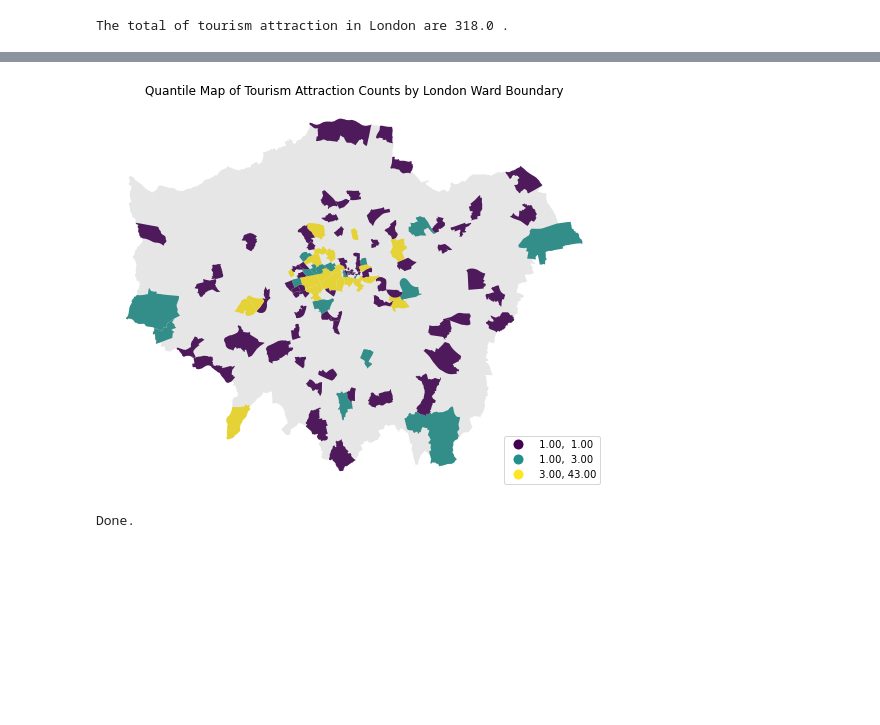
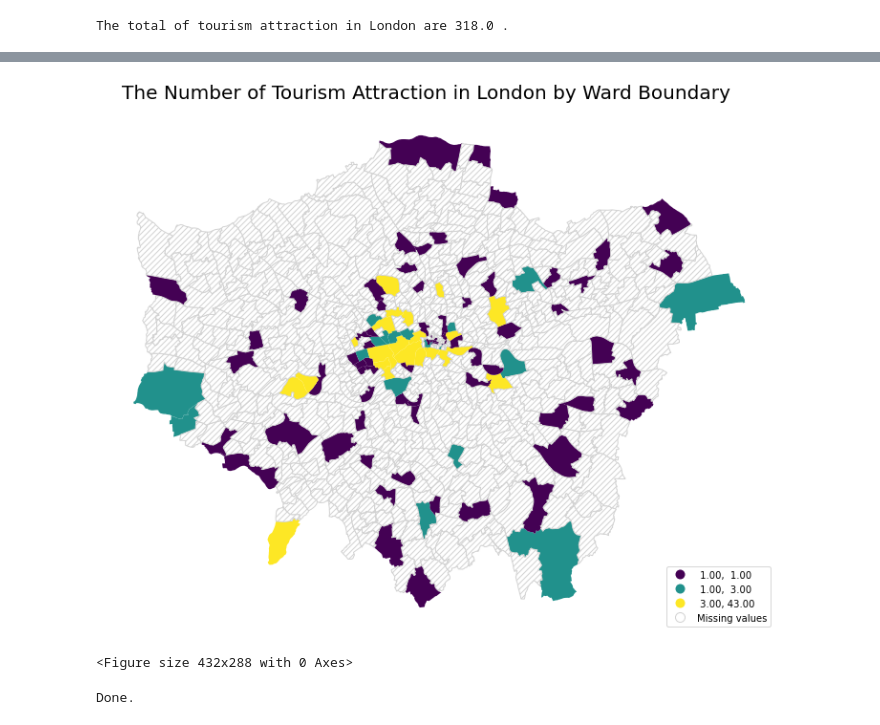
Before and after one commit to JinJiang22/fsds_GroupWork, a Jupyter notebook: independent_var.ipynb, the cells around one changed output, grey strips where cells are left out. Drawn from its saved outputs; the diff is of its cells as text; code cells hidden in the pictures; blank space fills up the shorter version.

```diff
--- a/independent_var.ipynb
+++ b/independent_var.ipynb
@@ -588,27 +605,42 @@ dtypes: float64(3), geometry(1), object(4)
 memory usage: 41.2+ KB
 # %%
 # Set up figure and axis
-f, ax = plt.subplots(1, figsize=(9, 9))
+fig, ax = plt.subplots(1,1, figsize=(15, 10))
+fig.suptitle(f"The Number of Tourism Attraction in London by Ward Boundary", fontsize=20, y=0.92)
 # Plot the equal interval choropleth and add a legend
 tourism_count_ward.plot(
     column='tourism_attraction_total',
     scheme='quantiles',
     ax=ax,
     legend=True,
-    legend_kwds={"loc": 4}
+    legend_kwds={"loc": 4},
+    missing_kwds={
+    "color": "white",
+    "edgecolor": "lightgrey",
+    "hatch": "////",
+    "label": "Missing values",}
 )
 # Remove the axes
 ax.set_axis_off()
 # Set the title
-ax.set_title("Quantile Map of Tourism Attraction Counts by London Ward Boundary")
+#ax.set_title("Quantile Map of Tourism Attraction Counts by London Ward Boundary", fontsize=20, y=0.92)
 # Add london ward basemap
-londonward.plot(color='grey',
-                       ax=ax,
-                       alpha=.2)
+#londonward.plot(color='grey',
+#                       ax=ax,
+#                       alpha=.2)
 # Draw map
 plt.show()
+
+# Save the image
+path = 'img'
+if not os.path.exists(path):      # And what does *this* do?   #Jin: if the pathway does not exist, then create one.
+    print(f"Creating {path} under {os.getcwd()}")
+    os.makedirs(path)
+
+plt.savefig(os.path.join(path,'tourism_attraction_ward.png'), dpi=300)
 # %% [output]
-[figure, old version]
+[figure, new version]
+<Figure size 432x288 with 0 Axes>
 # %%
 # Saving the tourism attraction total counts by ward data into local path
 path = os.path.join('data')
```
Also changed, not shown: parts of 21 cells of this notebook, 9 other files.
